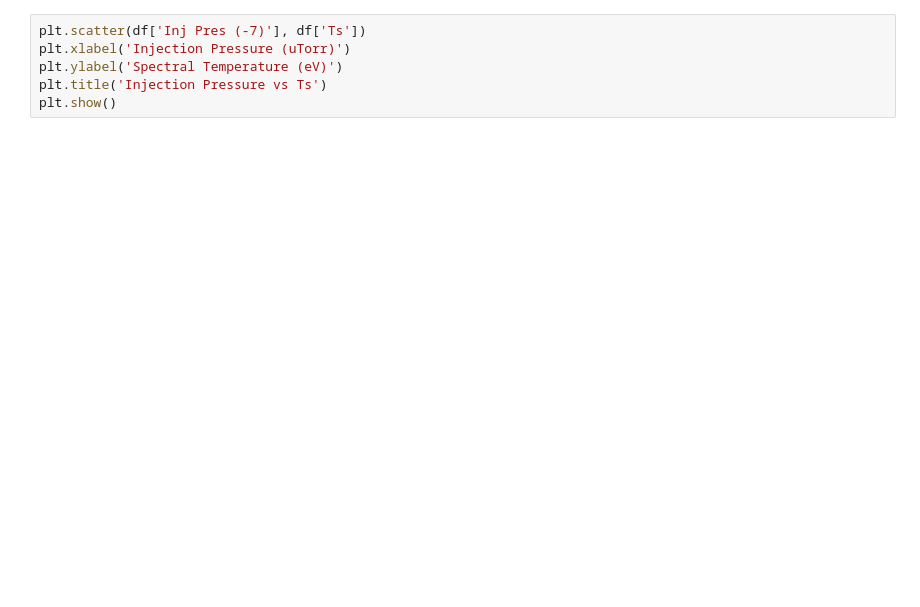
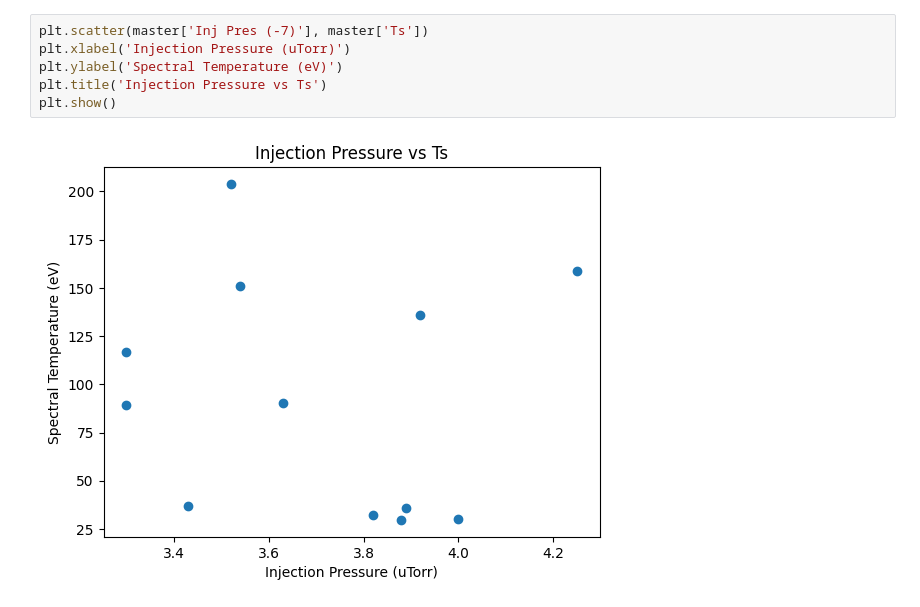
Before and after one commit to thebeesneesh/VENUS_X-Ray_BS, a Jupyter notebook: master.ipynb, the cells around one changed output. Drawn from its saved outputs; the diff is of its cells as text; blank space fills up the shorter version.

```diff
--- a/master.ipynb
+++ b/master.ipynb
@@ -50,7 +57,9 @@ plt.show()
 # %%
-plt.scatter(df['Inj Pres (-7)'], df['Ts'])
+plt.scatter(master['Inj Pres (-7)'], master['Ts'])
 plt.xlabel('Injection Pressure (uTorr)')
 plt.ylabel('Spectral Temperature (eV)')
 plt.title('Injection Pressure vs Ts')
 plt.show()
+# %% [output]
+[figure, added]
 # %%
```
Also changed, not shown: parts of 11 cells of this notebook, 5 other files.
